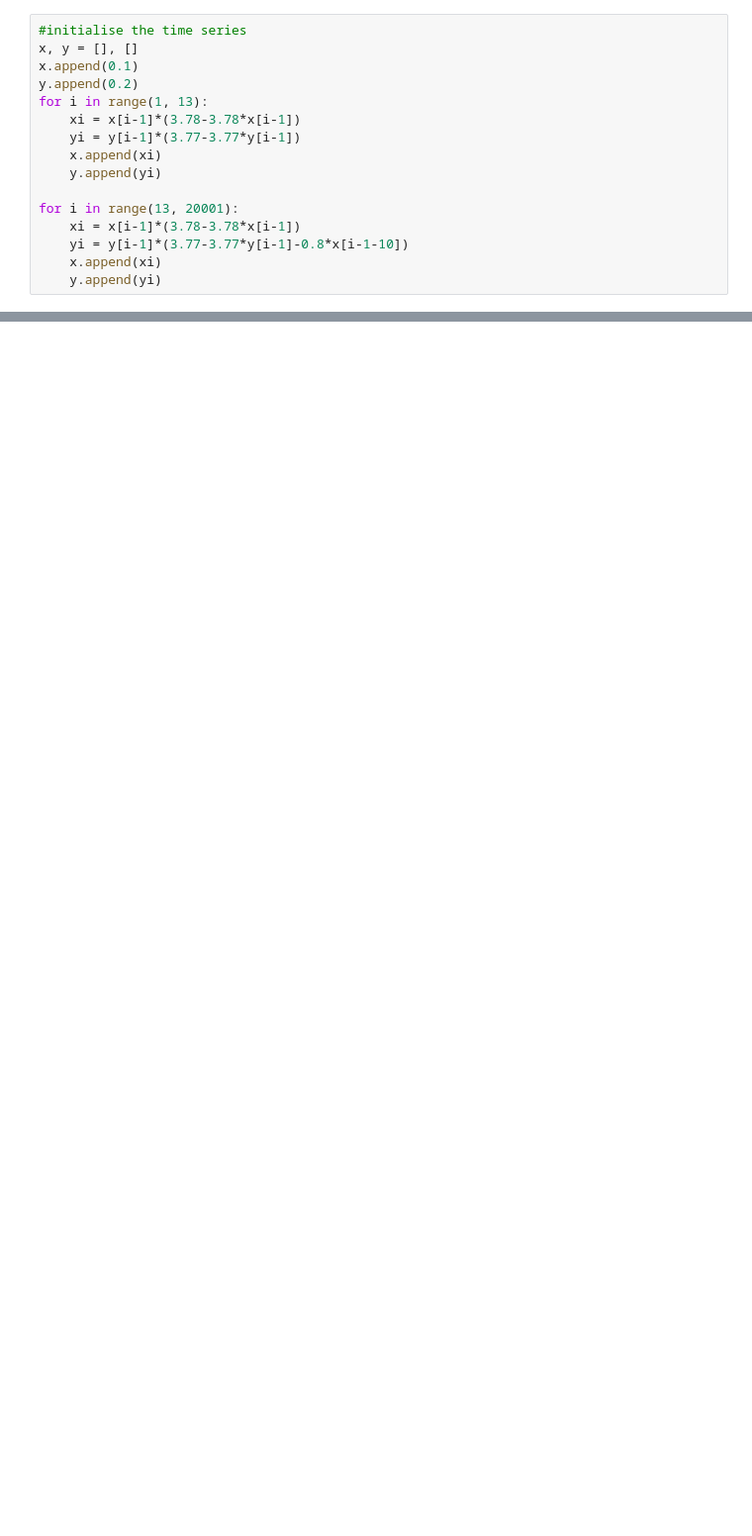
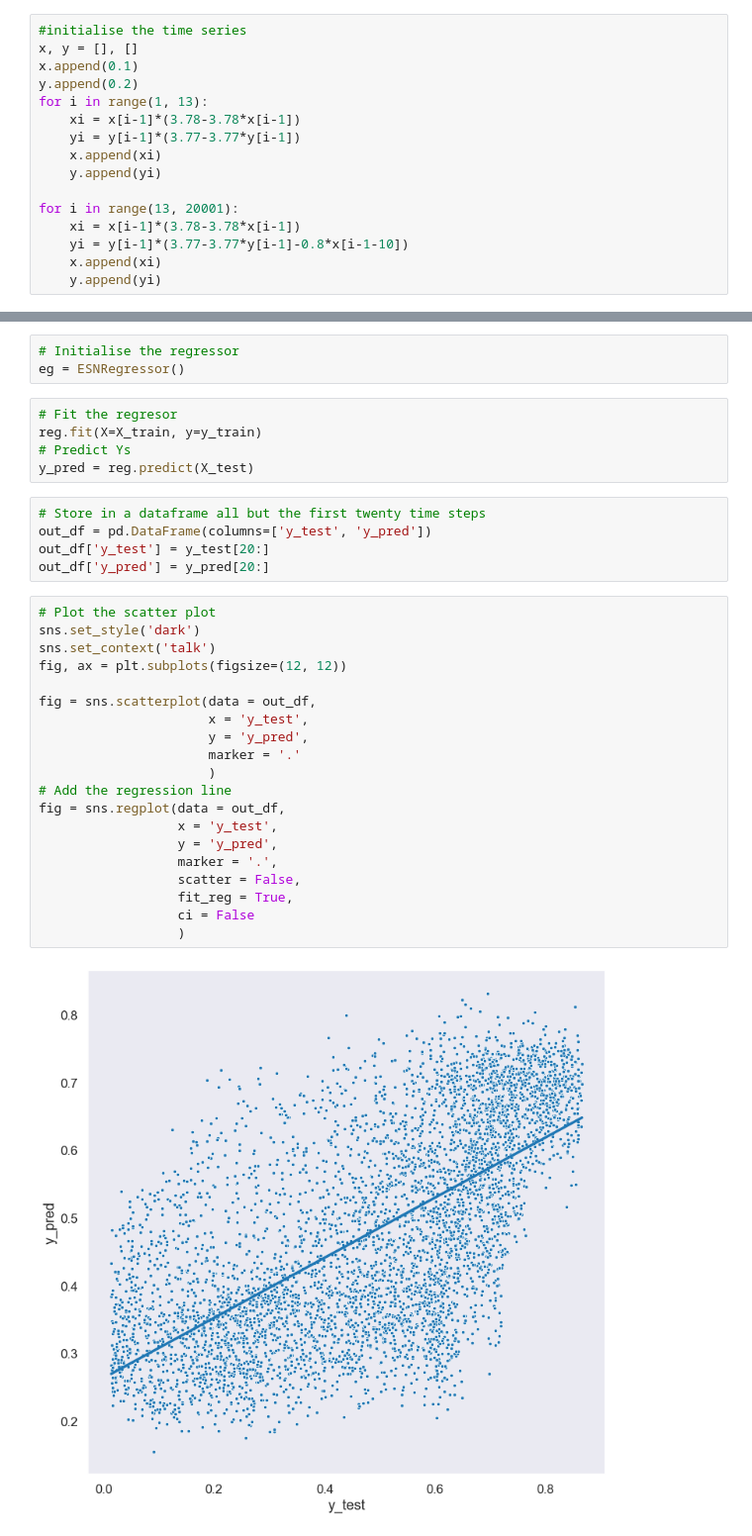
Before and after one commit to filyp/brainhack-reservoir, a Jupyter notebook: test_pyrcn.ipynb, the cells around one changed output, grey strips where cells are left out. Shown at 99% size. Cells and saved outputs as stored; diff of their text form; blank space fills up the shorter version.

```diff
--- a/test_pyrcn.ipynb
+++ b/test_pyrcn.ipynb
@@ -63,0 +54,35 @@ fig = sns.lineplot(data=time_series_df_melted,
+# %%
+# Initialise the regressor
+eg = ESNRegressor()
+# %%
+# Fit the regresor
+reg.fit(X=X_train, y=y_train)
+# Predict Ys
+y_pred = reg.predict(X_test)
+# %%
+# Store in a dataframe all but the first twenty time steps
+out_df = pd.DataFrame(columns=['y_test', 'y_pred'])
+out_df['y_test'] = y_test[20:]
+out_df['y_pred'] = y_pred[20:]
+# %%
+# Plot the scatter plot
+sns.set_style('dark')
+sns.set_context('talk')
+fig, ax = plt.subplots(figsize=(12, 12))
+
+fig = sns.scatterplot(data = out_df,
+                      x = 'y_test',
+                      y = 'y_pred',
+                      marker = '.'
+                      )
+# Add the regression line
+fig = sns.regplot(data = out_df,
+                  x = 'y_test',
+                  y = 'y_pred',
+                  marker = '.',
+                  scatter = False,
+                  fit_reg = True,
+                  ci = False
+                  )
+# %% [output]
+[figure, added]
```
Also changed, not shown: parts of 26 cells of this notebook.
